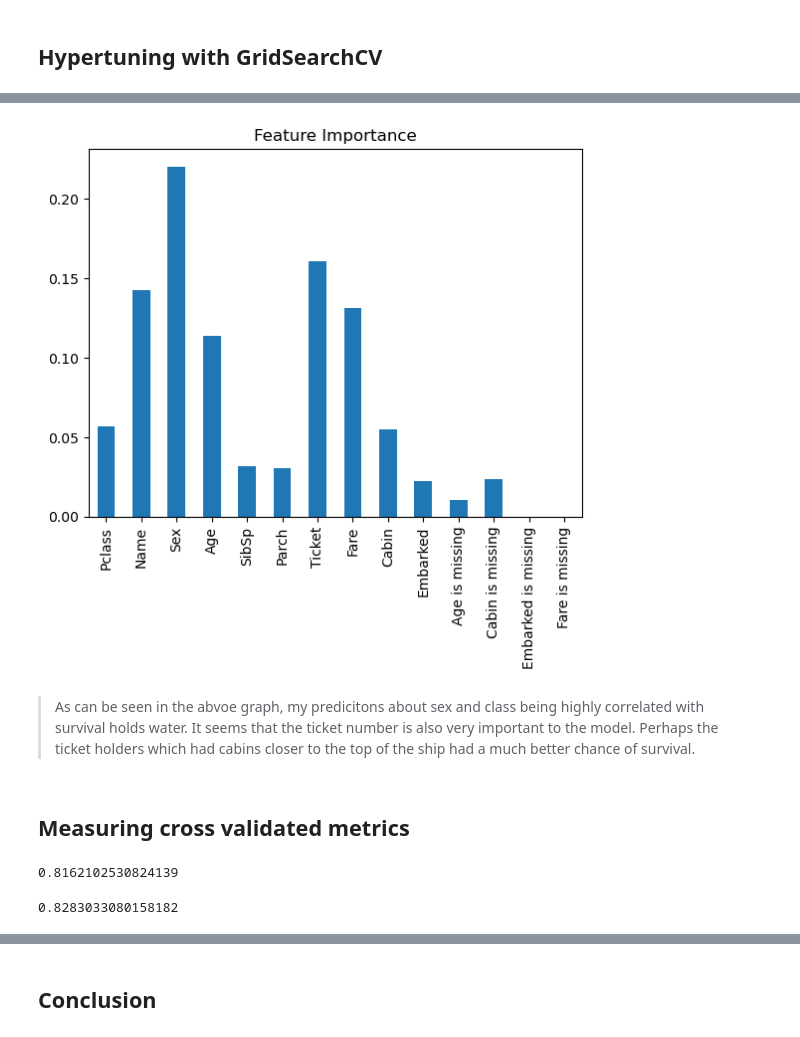
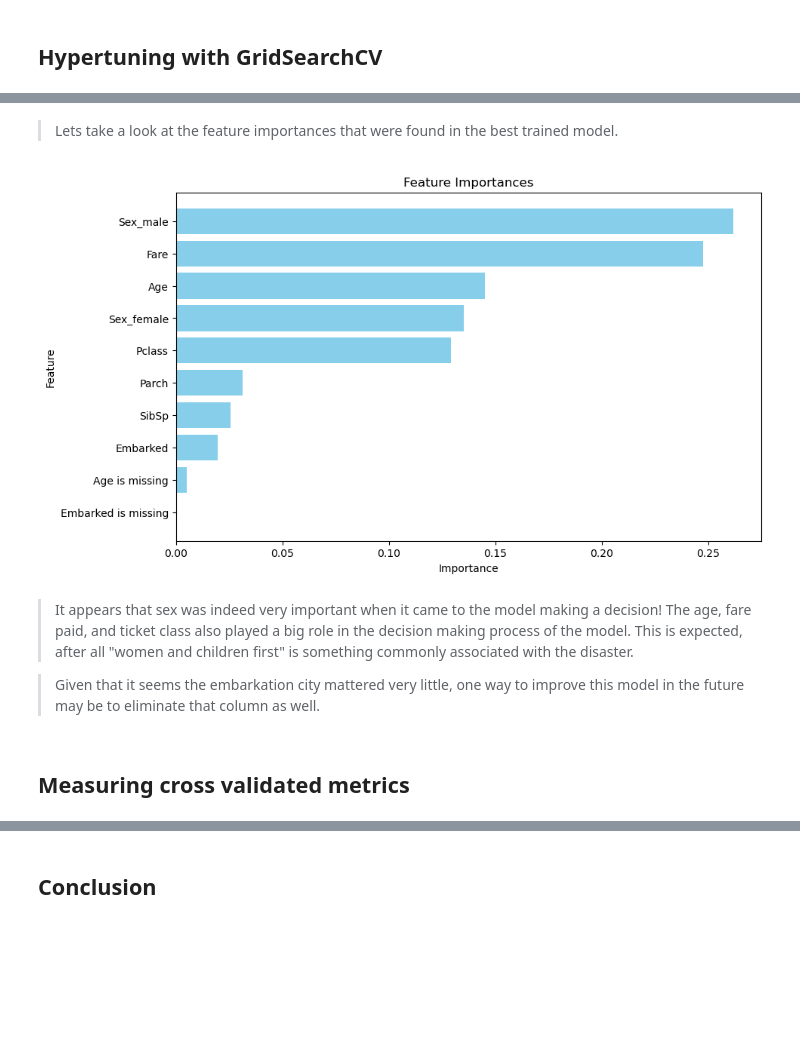
Before and after one commit to mikemiller97/titanic-ml-model, a Jupyter notebook: titanic-death-prediction-kaggle-link.ipynb, the cells around one changed output, grey strips where cells are left out. Drawn from its saved outputs; the diff is of its cells as text; code cells hidden in the pictures; blank space fills up the shorter version.

Commit message:
Kaggle Notebook | Titanic Death Prediction | Version 5

```diff
--- a/titanic-death-prediction-kaggle-link.ipynb
+++ b/titanic-death-prediction-kaggle-link.ipynb
@@ -243,0 +219,4 @@ def convert_col_to_num(df):
+# %%
+columns_to_drop = ["Name", "Ticket"]
+train_temp.drop(columns_to_drop, axis=1, inplace=True)
+train_temp.dtypes
@@ -244,4 +244,3 @@ def convert_col_to_num(df):
 # %%
-train_temp = convert_col_to_num(train_temp)
 train_temp.dtypes
 # %% [output]
@@ -317,0 +329,16 @@ GridSearchCV(cv=5, estimator=RandomForestClassifier(),
+# %%
+param_grid = {
+    "n_estimators": [50, 100, 200],
+    "learning_rate": [0.01, 0.1, 0.5],
+    "max_depth": [3, 4, 5],
+    "min_samples_split": [2, 5, 10],
+    "min_samples_leaf": [1, 2, 4],
+    "subsample": [0.5, 0.75, 1.0]
+}
+
+gs_gb = GridSearchCV(GradientBoostingClassifier(),
+                      param_grid=param_grid,
+                      cv=5,
+                      verbose=True)
+
+gs_gb.fit(X_train, y_train)
@@ -483,0 +369,6 @@ df.to_csv('predictions.csv', index=False)
+# %%
+gb_hypertuned = gs_gb.best_estimator_
+
+preds = gb_hypertuned.predict(X_test)
+
+accuracy_score(y_test, preds)
@@ -504,27 +381,28 @@ feature_dict
-# %%
-feature_df = pd.DataFrame(feature_dict, index=[0])
-feature_df.T.plot.bar(title="Feature Importance", legend=False);
-# %% [output]
-[figure, removed]
-# %% [markdown]
->As can be seen in the abvoe graph, my predicitons about sex and class being highly correlated with survival holds water. It seems that the ticket number is also very important to the model. Perhaps the ticket holders which had cabins closer to the top of the ship had a much better chance of survival.
+# %% [markdown]
+>Lets take a look at the feature importances that were found in the best trained model.
+# %%
+# Get feature importances
+feature_importances = gb_hypertuned.feature_importances_
+
+# Create a DataFrame to display feature importances
+importance_df = pd.DataFrame({'Feature': X_train.columns, 'Importance': feature_importances})
+
+# Sort the DataFrame by importance (descending order)
+importance_df = importance_df.sort_values(by='Importance', ascending=False)
+
+# Plot feature importances
+plt.figure(figsize=(10, 6))
+plt.barh(importance_df['Feature'], importance_df['Importance'], color='skyblue')
+plt.xlabel('Importance')
+plt.ylabel('Feature')
+plt.title('Feature Importances')
+plt.gca().invert_yaxis()  # Invert y-axis to show the most important features at the top
+plt.show()
+# %% [output]
+[figure, added]
+# %% [markdown]
+>It appears that sex was indeed very important when it came to the model making a decision! The age, fare paid, and ticket class also played a big role in the decision making process of the model. This is expected, after all "women and children first" is something commonly associated with the disaster.
+
+>Given that it seems the embarkation city mattered very little, one way to improve this model in the future may be to eliminate that column as well.
 # %% [markdown]
 ## Measuring cross validated metrics
-# %%
-rf_precision = cross_val_score(model,
-                         X,
-                         y,
-                         cv=5,
-                         scoring="precision")
-np.mean(rf_precision)
-# %% [output]
-0.8162102530824139
-# %%
-rf_acc = cross_val_score(model,
-                         X,
-                         y,
-                         cv=5,
-                         scoring="accuracy")
-np.mean(rf_acc)
-# %% [output]
-0.8283033080158182
```
Also changed, not shown: parts of 110 cells of this notebook.
